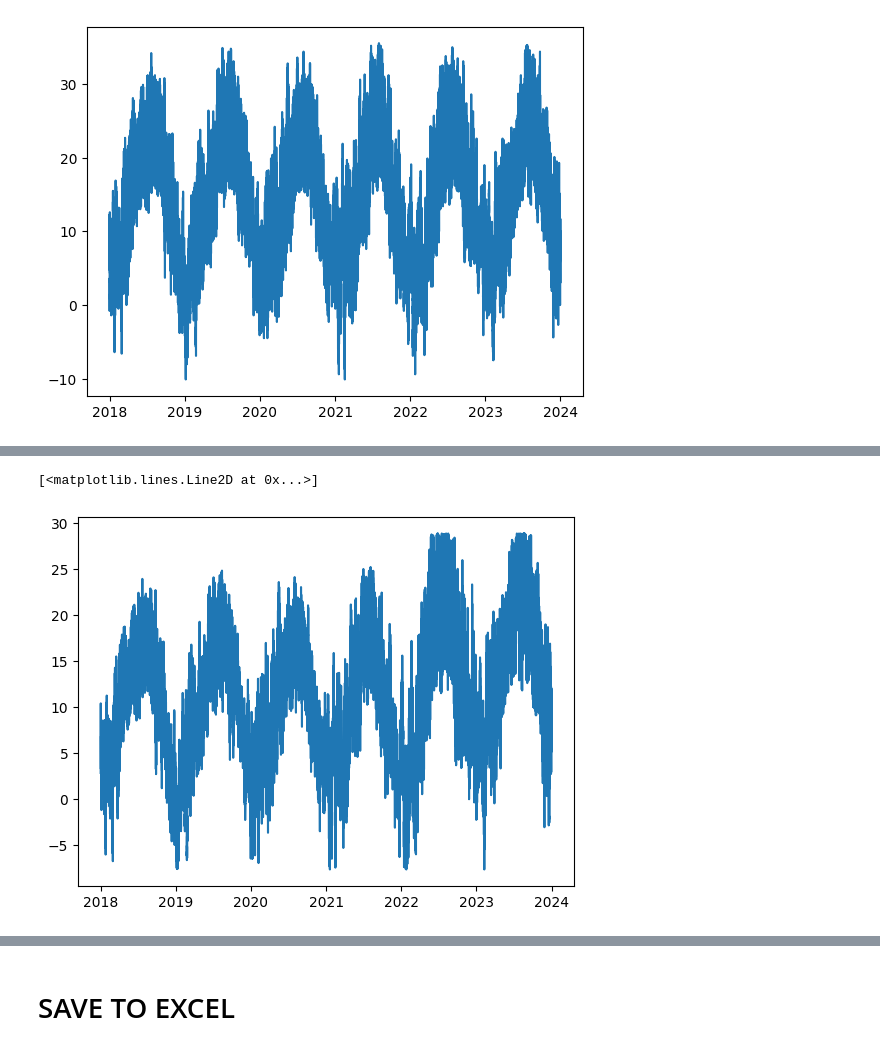
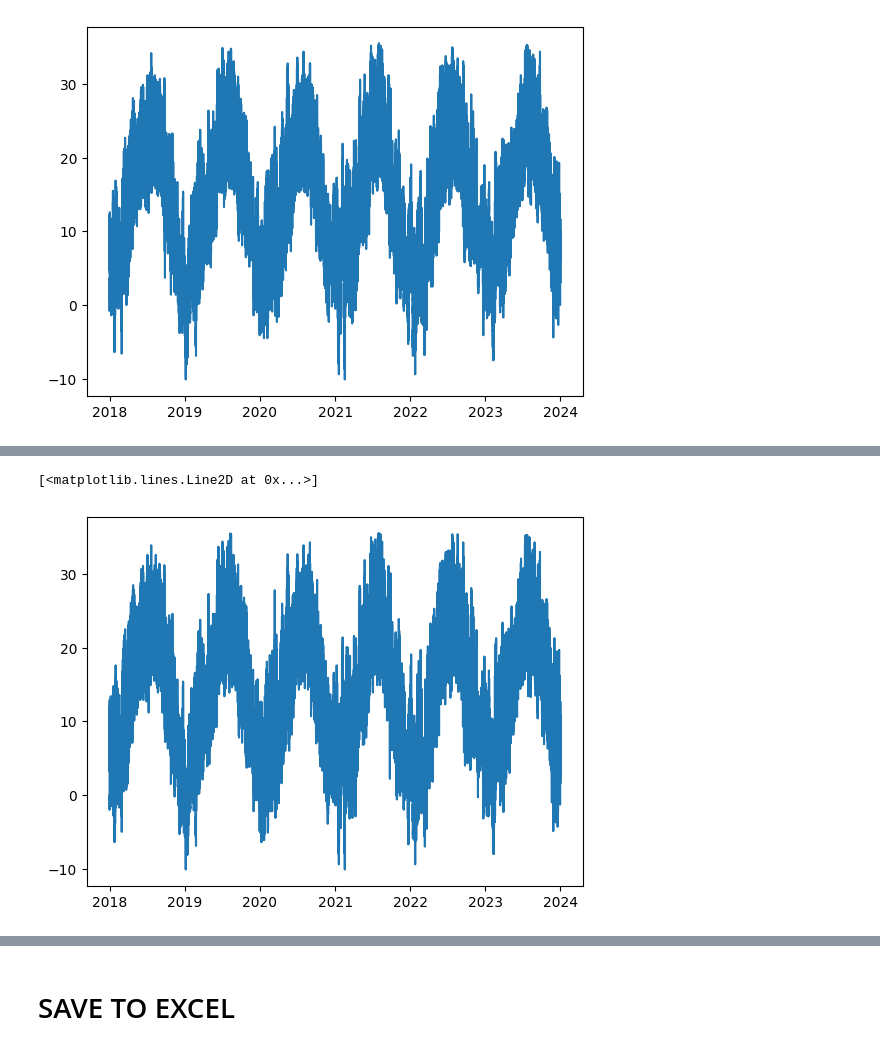
Before and after one commit to harisA1/Weather-Station-Network-Missing-Data-Interpolation, a Jupyter notebook: unified_weather_data.ipynb, the cells around one changed output, grey strips where cells are left out. Saved outputs shown, nothing was run; the diff lists cells and outputs as text; code cells hidden in the pictures.

```diff
--- a/unified_weather_data.ipynb
+++ b/unified_weather_data.ipynb
@@ -402,5 +366,5 @@ remove_extreme_outliers(final_df,'polipotamos_Temp')
 # %%
-plt.plot(final_df['polipotamos_Temp'])
+plt.plot(final_df['zazari_Temp'])
 # %% [output]
 [<matplotlib.lines.Line2D at 0x...>]
-[figure, old version]
+[figure, new version]
```
Also changed, not shown: parts of 8 cells of this notebook.
